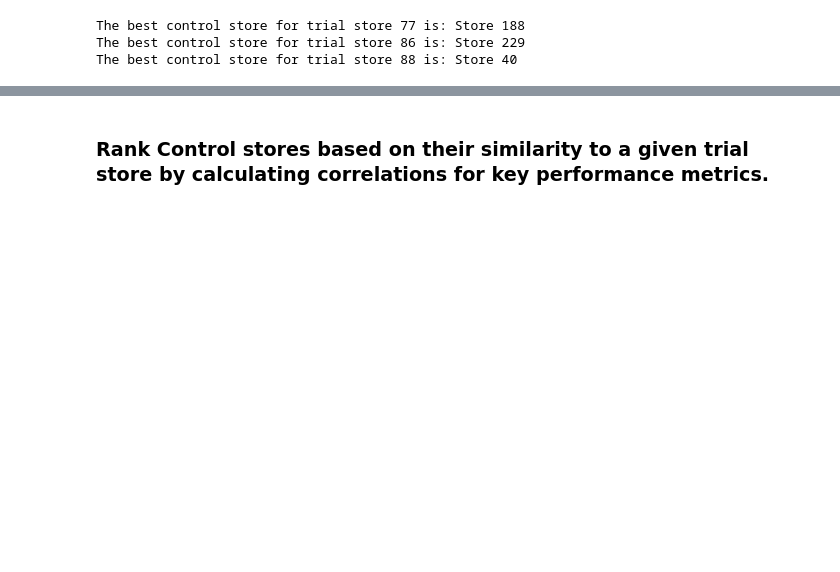
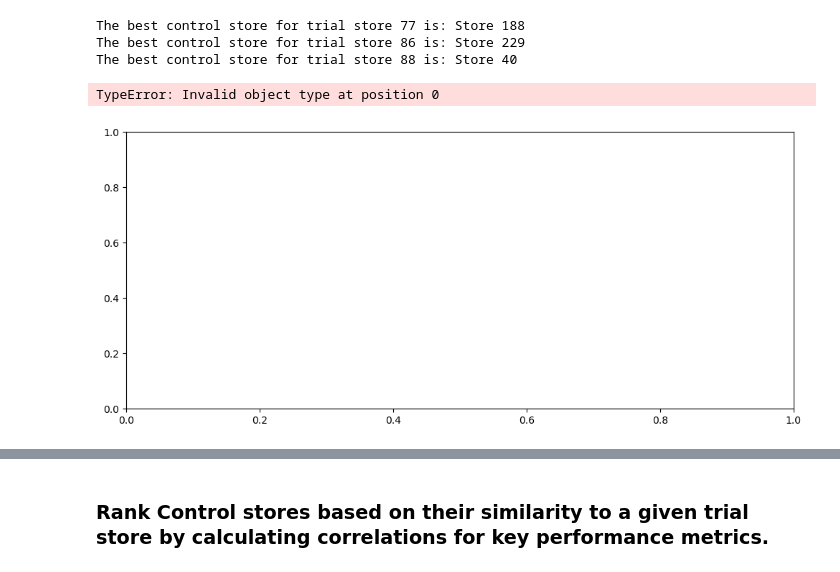
Before and after one commit to Marilyn-Rose/Data-Analytics-on-Chips-Category, a Jupyter notebook: Quantium Chips_Category Data analysis.ipynb, the cells around one changed output, grey strips where cells are left out. Drawn from its saved outputs; the diff is of its cells as text; code cells hidden in the pictures; blank space fills up the shorter version.

Commit message:
Update on cleaned data and new notebook to hold the code for finding control stores for selected trial stores

```diff
--- a/Quantium Chips_Category Data analysis.ipynb
+++ b/Quantium Chips_Category Data analysis.ipynb
@@ -1272,7 +1331,7 @@ def calculate_similarity(metrics_m, trial_store_id):
     return best_match['store_id']
 
 
-ts = [77, 86, 88]
+trial_stores = [77, 86, 88]
 
 for ts in trial_stores:
     control_store = calculate_similarity(metrics_m, trial_store_id=ts)
@@ -1281,4 +1340,50 @@ for ts in trial_stores:
 The best control store for trial store 77 is: Store 188
 The best control store for trial store 86 is: Store 229
 The best control store for trial store 88 is: Store 40
+# %%
+import matplotlib.pyplot as plt
+import seaborn as sns
+
+# Function to visualize pre-trial trends
+def plot_pretrial_trends(metrics_m, trial_store, control_store):
+    pretrial_data = metrics_m[(metrics_m['STORE_NBR'].isin([trial_store, control_store])) &
+                              (metrics_m['Month'] < '2019-07')]
+
+    plt.figure(figsize=(12, 5))
+
+    # Plot Total Sales
+    sns.lineplot(data=pretrial_data, x='Month', y='Monthly_Sales_Revenue', hue='STORE_NBR', marker='o')
+    plt.title(f"Pre-Trial Total Sales Trend: Trial Store {trial_store} vs Control Store {control_store}")
+    plt.xticks(rotation=45)
+    plt.legend(title="Store Number")
+    plt.show()
+
+    # Plot Customer Count
+    plt.figure(figsize=(12, 5))
+    sns.lineplot(data=pretrial_data, x='Month', y='Monthly_Customers', hue='STORE_NBR', marker='o')
+    plt.title(f"Pre-Trial Customer Trend: Trial Store {trial_store} vs Control Store {control_store}")
+    plt.xticks(rotation=45)
+    plt.legend(title="Store Number")
+    plt.show()
+
+    # Plot Avg Transactions per Customer
+    plt.figure(figsize=(12, 5))
+    sns.lineplot(data=pretrial_data, x='Month', y='Avg_Transactions_Per_Customer', hue='STORE_NBR', marker='o')
+    plt.title(f"Pre-Trial Transactions Trend: Trial Store {trial_store} vs Control Store {control_store}")
+    plt.xticks(rotation=45)
+    plt.legend(title="Store Number")
+    plt.show()
+
+# Run visualization for each trial-control pair
+trial_control_pairs = {
+    77: calculate_similarity(metrics_m, 77),
+    86: calculate_similarity(metrics_m, 86),
+    88: calculate_similarity(metrics_m, 88),
+}
+
+for trial, control in trial_control_pairs.items():
+    plot_pretrial_trends(metrics_m, trial, control)
+# %% [output]
+TypeError: Invalid object type at position 0
+[figure, added]
 # %%
```
Also changed, not shown: parts of 10 cells of this notebook, 2 other files.
